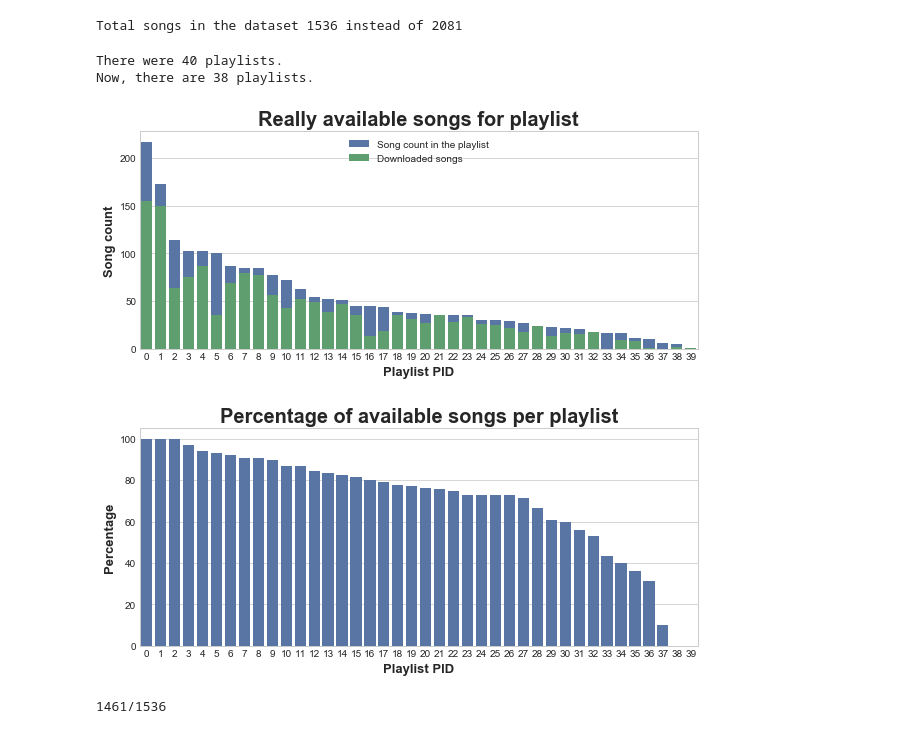
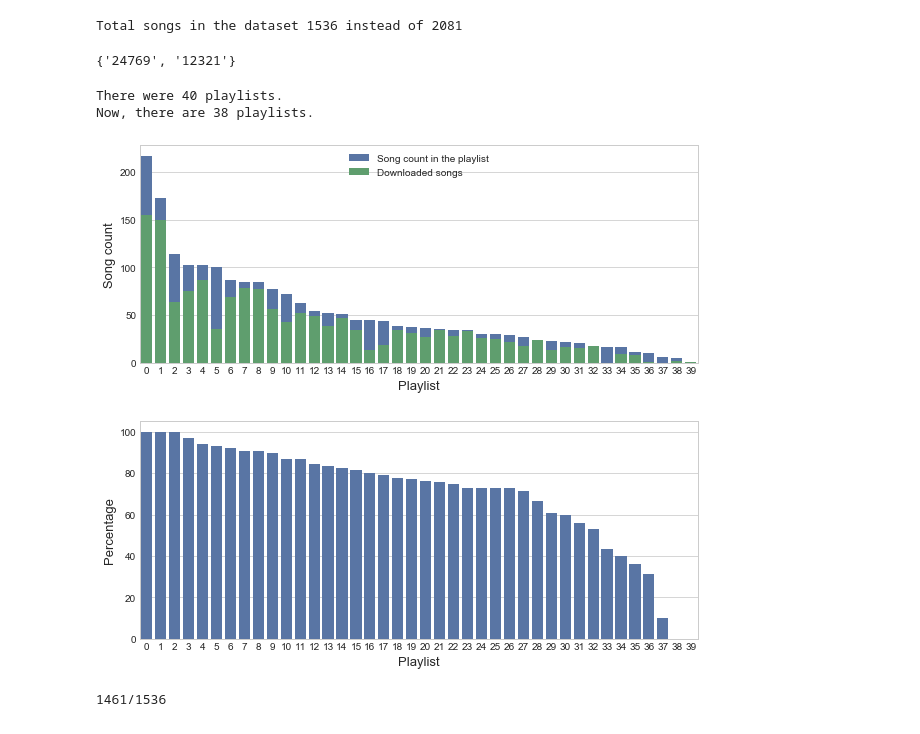
Before and after one commit to sgiammy/emotion-patterns-in-music-playlists, a Jupyter notebook: Notebook/5_Final_steps.ipynb, the cells around one changed output. Cells and saved outputs as stored; diff of their text form; code cells hidden in the pictures.

```diff
--- a/Notebook/5_Final_steps.ipynb
+++ b/Notebook/5_Final_steps.ipynb
@@ -497,7 +497,7 @@ Here we try to use moodyLyricsFeat + moodyLyrics4QFeat together
 
 joint_dataset = pd.concat([r_moodyLyricsFeat , r_moodyLyrics4QFeat])
 X, y = get_X_y(joint_dataset)
-X_nn, y_nn = get_Xnn_ynn(X, y, True, './models/ml_ml4q_scaler.pkl','./models/ml_ml4q_encoder.pkl')
+X_nn, y_nn = get_Xnn_ynn(X, y, True, '../src/models/ml_ml4q_scaler.pkl','../src/models/ml_ml4q_encoder.pkl')
 
 X_train_nn, X_test_nn,  y_train_nn, y_test_nn = train_test_split(X_nn, y_nn, test_size = 0.2)
 
@@ -514,7 +514,7 @@ y_true = np.argmax(y_test_nn,axis=1)
 accuracy = accuracy_score(y_true, y_pred)
 print('Accuracy: %0.2f' % (accuracy*100))
 
-filename = './models/ml_ml4q.h5'
+filename = '../src/models/ml_ml4q.h5'
 classifier.save(filename)
 print('Classifier saved to', filename)
 accuracies[4] = accuracy
@@ -544,7 +543,7 @@ b = ax.set_xticklabels(labels, fontsize=13)
 # Playlist Test File
 # %%
 emotion_labels = {'^rage!': 'angry', 'crying$': 'sad', 'party!': 'happy', 'sleeping':'relaxed'}
-path = './datasets/silver_standard/'
+path = '../src/datasets/silver_standard/'
 
 playlist_test = list()
 songs = list()
@@ -624,7 +623,7 @@ print(errors, 'errors over', len(songs_testDF))
 First we have to create a new dataset with the songs for which
 we succeed in downloading the lyrics
 '''
-path = './datasets/silver_standard/lyrics'
+path = '../src/datasets/silver_standard/lyrics'
 songs = list()
 count = 0
 pid = 2100
@@ -644,43 +643,47 @@ print('Total songs in the dataset', len(songsDF),'instead of', len(songs_testDF)
 Total songs in the dataset 1536 instead of 2081
 # %%
 songsDF.to_csv('./datasets/silver_standard/songsDF.csv')
+# %%
+print(set(songs_testDF['PID']) - set(songsDF['PID']))
+# %% [output]
+{'24769', '12321'}
 # %%
 '''
 Since we know that we weren't able to download all the lyrics
 we want to see how this has impacted our playlists
 '''
 
 before = songs_testDF['PID'].value_counts().sort_index()
 after = songsDF['PID'].value_counts().sort_index()
 df = pd.concat([before, after], axis=1)
 df.columns = ['Before','After']
 df = df.sort_values(by = 'Before', ascending=False)
 
 print('There were', len(before), 'playlists.')
 print('Now, there are',len(after),'playlists.')
 plt.figure(figsize=(10,4 ))
-plt.title('Really available songs for playlist',fontsize=20, fontweight='bold')
+#plt.title('Really available songs for playlist',fontsize=20, fontweight='bold')
 ax = sns.barplot(x=np.array(range(len(df))),y=df['Before'], color='b', label='Song count in the playlist')
 ax = sns.barplot(x=np.array(range(len(df))),y=df['After'], ax=ax, color='g', label='Downloaded songs')
 plt.legend()
-b = ax.set_xlabel('Playlist PID',fontsize=13, fontweight='bold')
-b = ax.set_ylabel('Song count',fontsize=13, fontweight='bold')
-plt.savefig('./Final_steps_pictures/silver_standard_available_songs.png')
+b = ax.set_xlabel('Playlist',fontsize=13)
+b = ax.set_ylabel('Song count',fontsize=13)
+plt.savefig('../Report/chapters/chapter6/images/silver_standard_available_songs.png')
 # %% [output]
 There were 40 playlists.
 Now, there are 38 playlists.
-[figure, old version]
+[figure, new version]
 # %%
 percentage = df['After']/df['Before'] * 100
 percentage = percentage.sort_values(ascending=False)
 plt.figure(figsize=(10,4 ))
-plt.title('Percentage of available songs per playlist',fontsize=20, fontweight='bold')
+#plt.title('Percentage of available songs per playlist',fontsize=20, fontweight='bold')
 ax = sns.barplot(x=np.array(range(len(before))),y=percentage, color='b')
-b = ax.set_xlabel('Playlist PID',fontsize=13, fontweight='bold')
-b = ax.set_ylabel('Percentage',fontsize=13, fontweight='bold')
-plt.savefig('./Final_steps_pictures/silver_standard_percentage_available_songs.png')
+b = ax.set_xlabel('Playlist',fontsize=13)
+b = ax.set_ylabel('Percentage',fontsize=13)
+plt.savefig('../Report/chapters/chapter6/images/silver_standard_percentage_available_songs.png')
 # %% [output]
-[figure, old version]
+[figure, new version]
 # %%
 '''
 Now we want to featurize our song dataset
```
Also changed, not shown: parts of 16 cells of this notebook.
